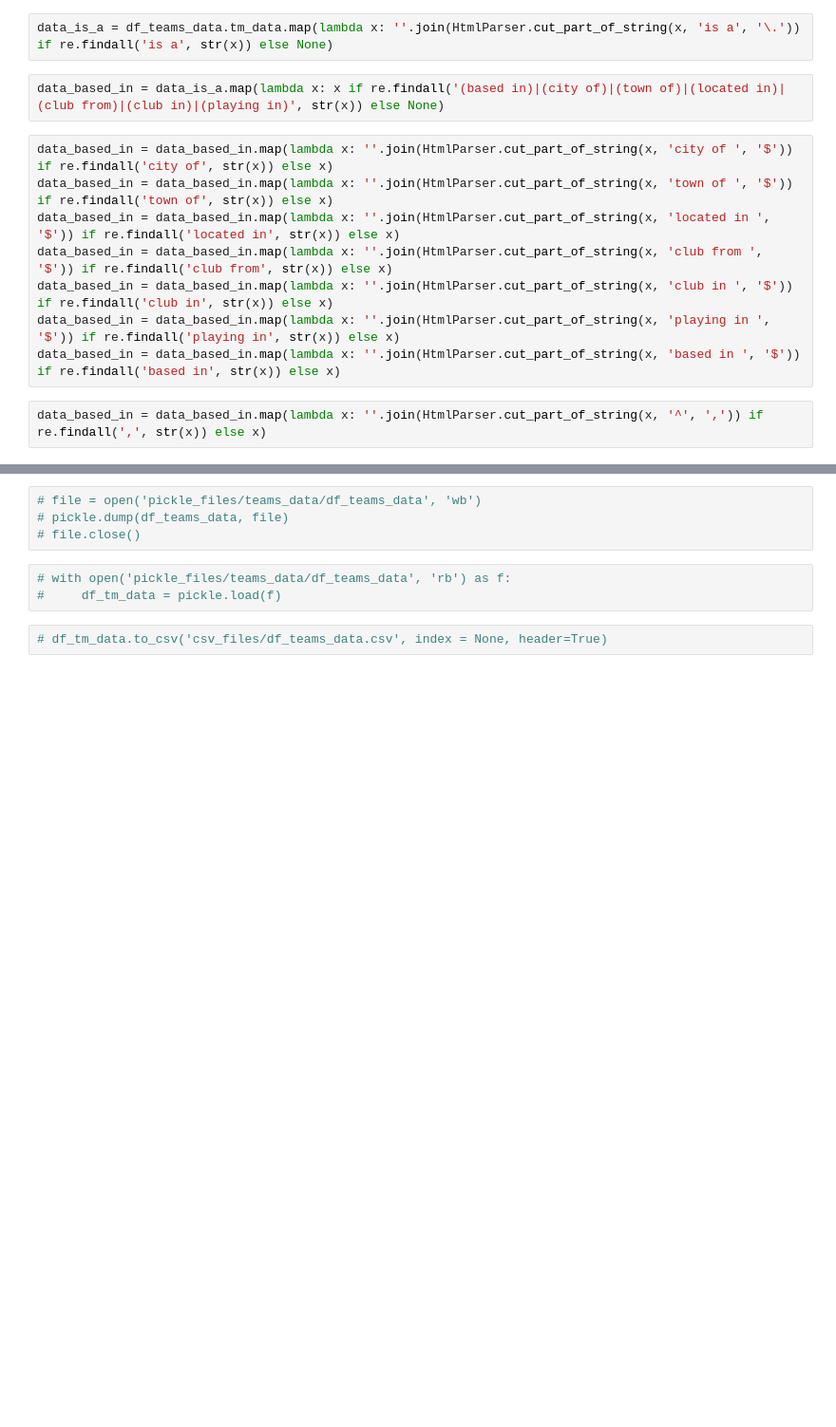
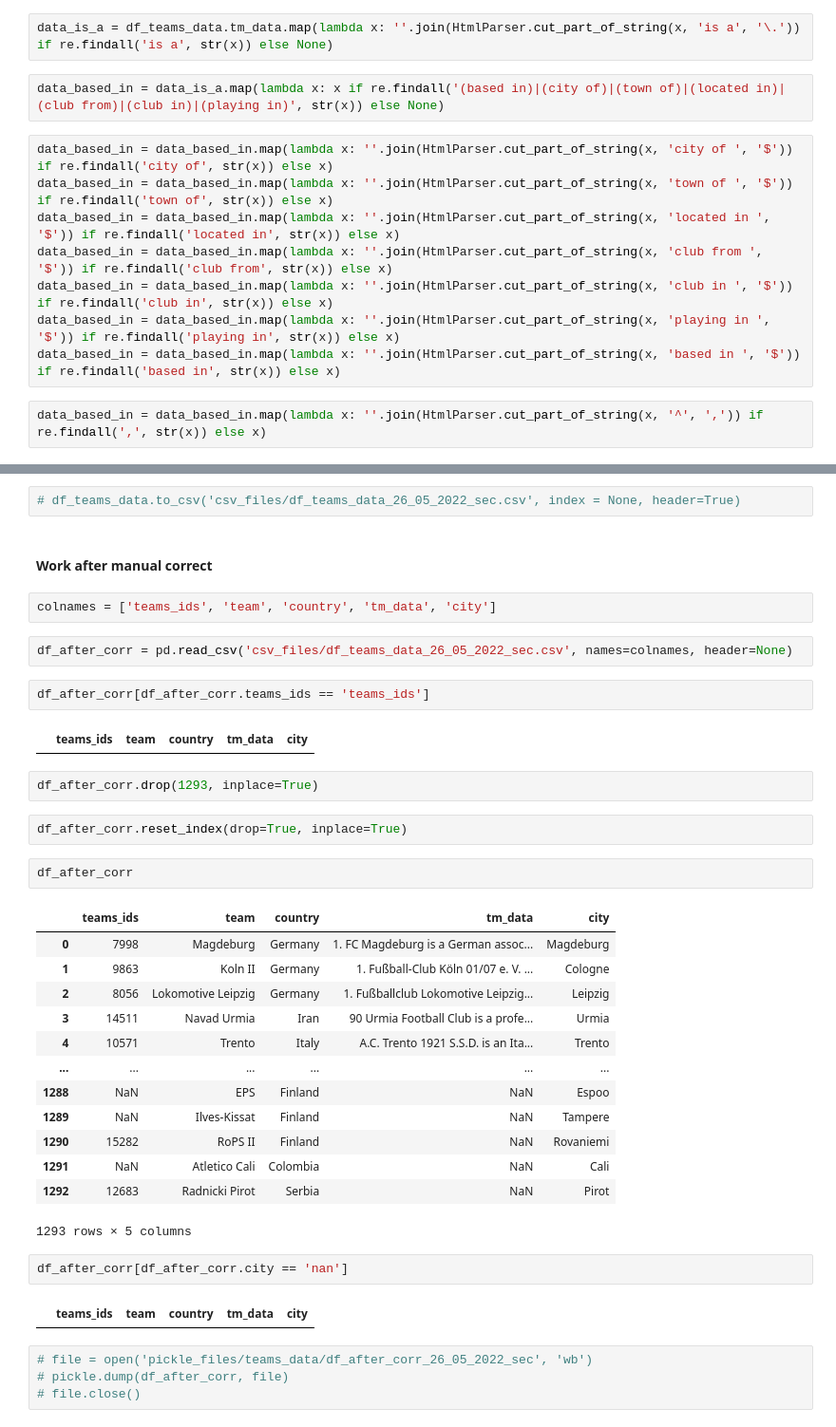
Before and after one commit to CryptoBrahman/football_competitions_research, a Jupyter notebook: parsing_teams_data.ipynb, the cells around one changed output, grey strips where cells are left out. Shown: that part at 95% size. Drawn from its saved outputs; the diff is of its cells as text; blank space fills up the shorter version.

```diff
--- a/parsing_teams_data.ipynb
+++ b/parsing_teams_data.ipynb
@@ -128,9 +190,40 @@ Name: country, dtype: int64
+# %%
+# df_teams_data.to_csv('csv_files/df_teams_data_26_05_2022_sec.csv', index = None, header=True)
+# %% [markdown]
+#### Work after manual correct
+# %%
+colnames = ['teams_ids', 'team', 'country', 'tm_data', 'city']
+# %%
+df_after_corr = pd.read_csv('csv_files/df_teams_data_26_05_2022_sec.csv', names=colnames, header=None)
+# %%
+df_after_corr[df_after_corr.teams_ids == 'teams_ids']
+# %% [output]
+|  | teams_ids | team | country | tm_data | city |
+# %%
+df_after_corr.drop(1293, inplace=True)
+# %%
+df_after_corr.reset_index(drop=True, inplace=True)
+# %%
+df_after_corr
+# %% [output]
+|  | teams_ids | team | country | tm_data | city |
+| 0 | 7998 | Magdeburg | Germany | 1. FC Magdeburg is a German assoc... | Magdeburg |
+| 1 | 9863 | Koln II | Germany | 1. Fußball-Club Köln 01/07 e. V. ... | Cologne |
+| 2 | 8056 | Lokomotive Leipzig | Germany | 1. Fußballclub Lokomotive Leipzig... | Leipzig |
+| 3 | 14511 | Navad Urmia | Iran | 90 Urmia Football Club is a profe... | Urmia |
+| 4 | 10571 | Trento | Italy | A.C. Trento 1921 S.S.D. is an Ita... | Trento |
+| ... | ... | ... | ... | ... | ... |
+| 1288 | NaN | EPS | Finland | NaN | Espoo |
+| 1289 | NaN | Ilves-Kissat | Finland | NaN | Tampere |
+| 1290 | 15282 | RoPS II | Finland | NaN | Rovaniemi |
+| 1291 | NaN | Atletico Cali | Colombia | NaN | Cali |
+| 1292 | 12683 | Radnicki Pirot | Serbia | NaN | Pirot |
+1293 rows × 5 columns
+# %%
+df_after_corr[df_after_corr.city == 'nan']
+# %% [output]
+|  | teams_ids | team | country | tm_data | city |
 # %%
-# file = open('pickle_files/teams_data/df_teams_data', 'wb')
-# pickle.dump(df_teams_data, file)
+# file = open('pickle_files/teams_data/df_after_corr_26_05_2022_sec', 'wb')
+# pickle.dump(df_after_corr, file)
 # file.close()
-# %%
-# with open('pickle_files/teams_data/df_teams_data', 'rb') as f:
-#     df_tm_data = pickle.load(f)
-# %%
-# df_tm_data.to_csv('csv_files/df_teams_data.csv', index = None, header=True)
```
Also changed, not shown: parts of 54 cells of this notebook, 16 other files.
